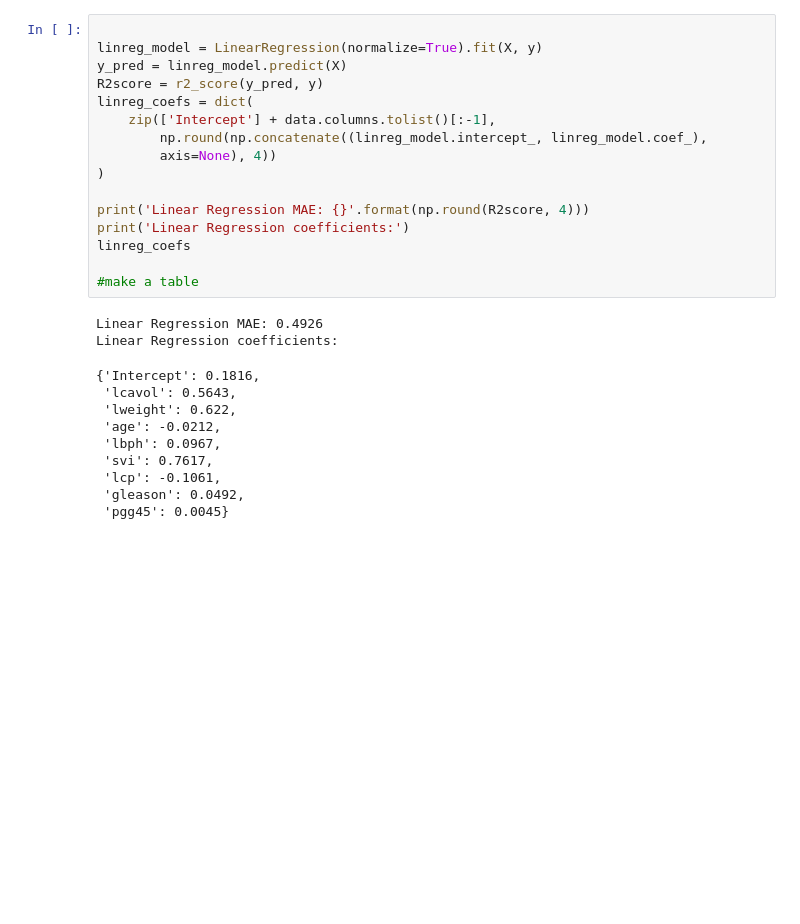
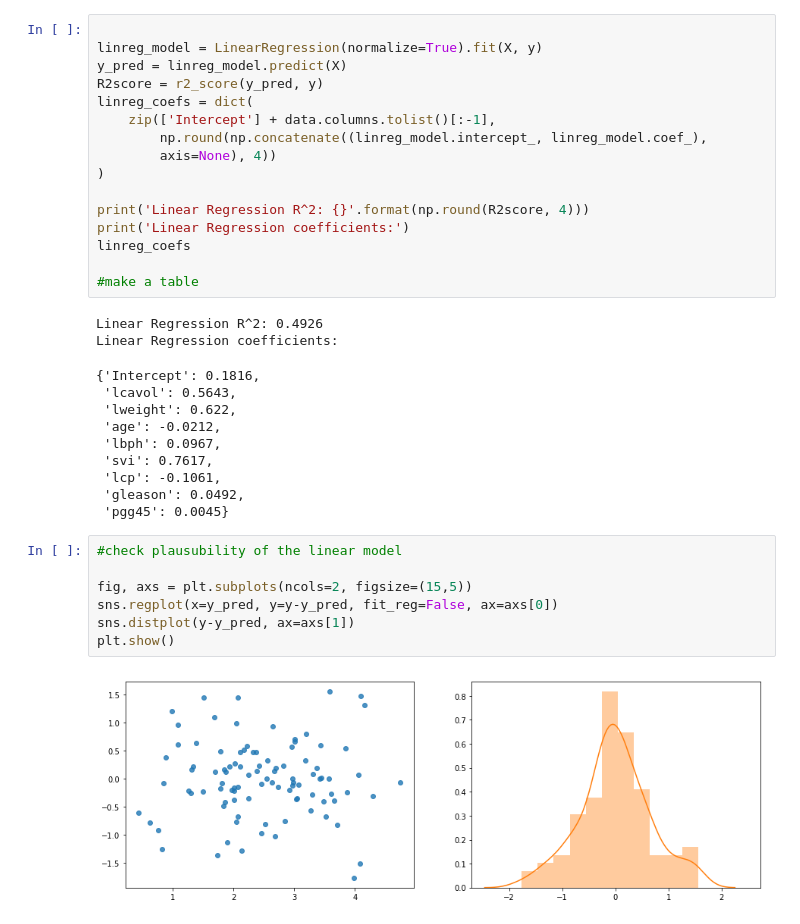
Before and after one commit to cliese/ESL_ex, a Jupyter notebook: prostate_data_analysis.ipynb, the cells around one changed output. Cells and saved outputs as stored; diff of their text form; blank space fills up the shorter version.

Commit message:
plots added

```diff
--- a/prostate_data_analysis.ipynb
+++ b/prostate_data_analysis.ipynb
@@ -41,13 +44,13 @@ linreg_coefs = dict(
         axis=None), 4))
 )
 
-print('Linear Regression MAE: {}'.format(np.round(R2score, 4)))
+print('Linear Regression R^2: {}'.format(np.round(R2score, 4)))
 print('Linear Regression coefficients:')
 linreg_coefs
 
 #make a table
 # %% [output]
-Linear Regression MAE: 0.4926
+Linear Regression R^2: 0.4926
 Linear Regression coefficients:
 {'Intercept': 0.1816,
  'lcavol': 0.5643,
@@ -58,4 +61,13 @@ Linear Regression coefficients:
  'lcp': -0.1061,
  'gleason': 0.0492,
  'pgg45': 0.0045}
+# %%
+#check plausubility of the linear model
+
+fig, axs = plt.subplots(ncols=2, figsize=(15,5))
+sns.regplot(x=y_pred, y=y-y_pred, fit_reg=False, ax=axs[0])
+sns.distplot(y-y_pred, ax=axs[1])
+plt.show()
+# %% [output]
+[figure, added]
 # %%
```
Also changed, not shown: parts of 11 cells of this notebook.
